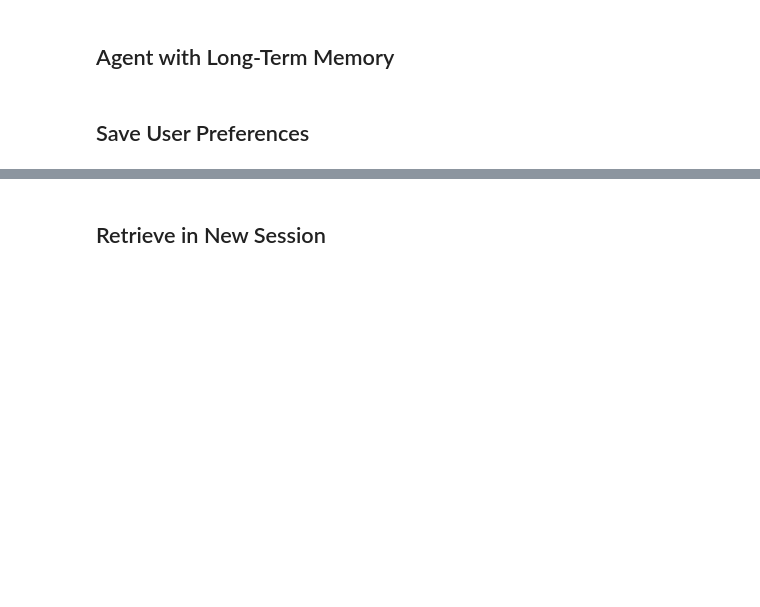
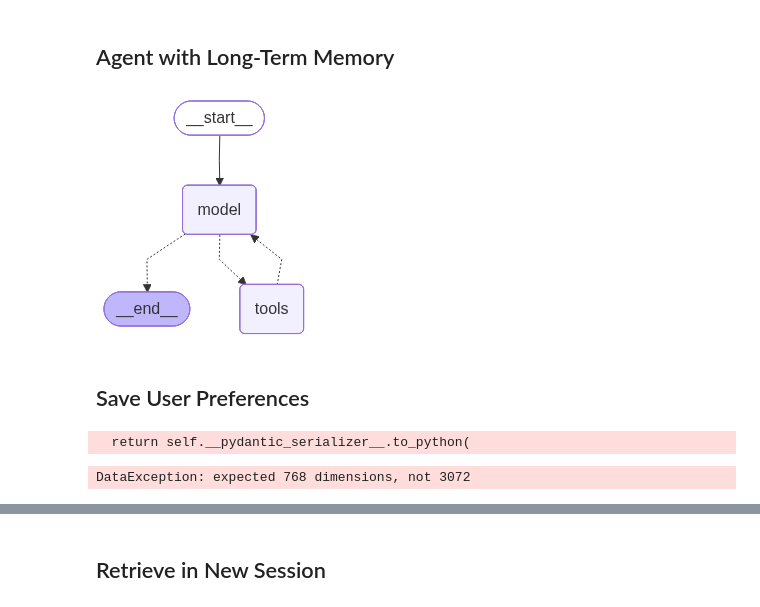
Before and after one commit to laxmimerit/AI-Agent-Projects, a Jupyter notebook: 02 Agent Fundamentals/04 agent_long_term_memory.ipynb, the cells around one changed output, grey strips where cells are left out. Cells and saved outputs as stored; diff of their text form; code cells hidden in the pictures; blank space fills up the shorter version.

Commit message:
agent long term memroy

```diff
--- a/02 Agent Fundamentals/04 agent_long_term_memory.ipynb
+++ b/02 Agent Fundamentals/04 agent_long_term_memory.ipynb
@@ -81,0 +82,4 @@ class UserContext:
+# %%
+pg_conn = psycopg.connect(os.getenv('POSTGRESQL_URL'), autocommit=True)
+store = PostgresStore(pg_conn, index={'embed': embed, 'dims': 768})
+store.setup()
@@ -122,28 +114,61 @@ def get_user_memory(category: str, runtime: ToolRuntime):
+# %%
+@tool
+def get_user_memory(category:str, runtime: ToolRuntime):
+    """Retrieve user preference or information from long-term memory.
+
+    Args:
+        category: Category of information to retrieve (e.g., 'food', 'work', 'hobbies')
+
+    Returns:
+        Stored information for the category or "not found" message
+    """
+
+    store = runtime.store
+    user_id = runtime.context.user_id
+
+    namespace = (user_id, 'preferences')
+
+    item = store.get(namespace=namespace, key=category)
+    if item:
+        return f"{category}: {item.value}"
+
+    return f"No '{category}' information found"
 # %% [markdown]
 ## Agent with Long-Term Memory
 # %%
-pg_saver = PostgresSaver(pg_conn)
-pg_saver.setup()
+from langgraph.checkpoint.postgres import PostgresSaver
+
+# sort term memory fresh connection
+pg_conn1 = psycopg.connect(os.getenv("POSTGRESQL_URL"), autocommit=True)
+checkpointer = PostgresSaver(pg_conn1)
+
+# long term memory fresh connection
+pg_conn = psycopg.connect(os.getenv('POSTGRESQL_URL'), autocommit=True)
+store = PostgresStore(pg_conn, index={'embed': embed, 'dims': 768})
 
 agent = create_agent(
     model=model,
-    tools=[save_user_memory, get_user_memory, base_tools.web_search],
-    checkpointer=pg_saver,
+    tools=[base_tools.web_search, save_user_memory, get_user_memory],
+    checkpointer=checkpointer,
     store=store,
     context_schema=UserContext,
     system_prompt=system_prompt
 )
+# %%
+agent
+# %% [output]
+[figure, added]
 # %% [markdown]
 ## Save User Preferences
 # %%
 # Save user information
-config = {"configurable": {"thread_id": "session_1"}}
-user_context = UserContext(user_id='kgptalkie')
+config = {"configurable": {"thread_id": "kgptalkie1_session_2"}}
+user_context = UserContext(user_id='kgptalkie1')
 
 response = agent.invoke({
-    "messages": [HumanMessage("I'm a vegetarian and I love pasta, pizza, and Italian food")]
+    'messages': [HumanMessage("I'm a vegeterian and I love pasta. I live in Mumbai. I am a data scientist and AI Engineer.")]
 }, config=config, context=user_context)
-
-
-response['messages'][-1].content
+# %% [output]
+  return self.__pydantic_serializer__.to_python(
+DataException: expected 768 dimensions, not 3072
 # %%
```
Also changed, not shown: parts of 10 cells of this notebook.
